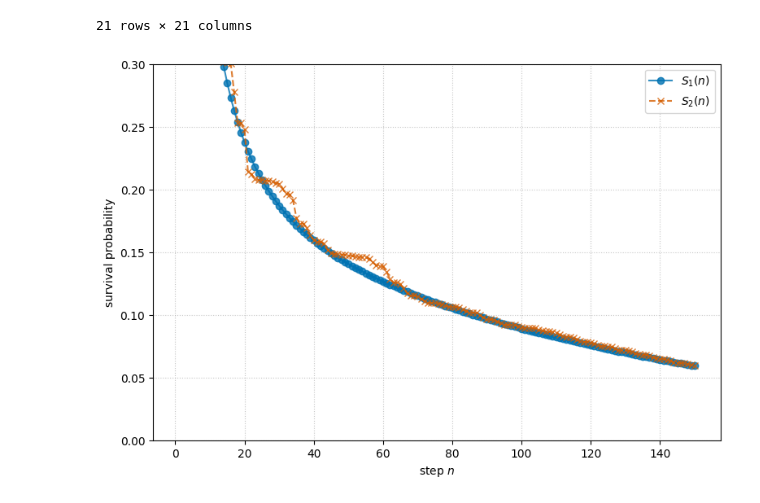
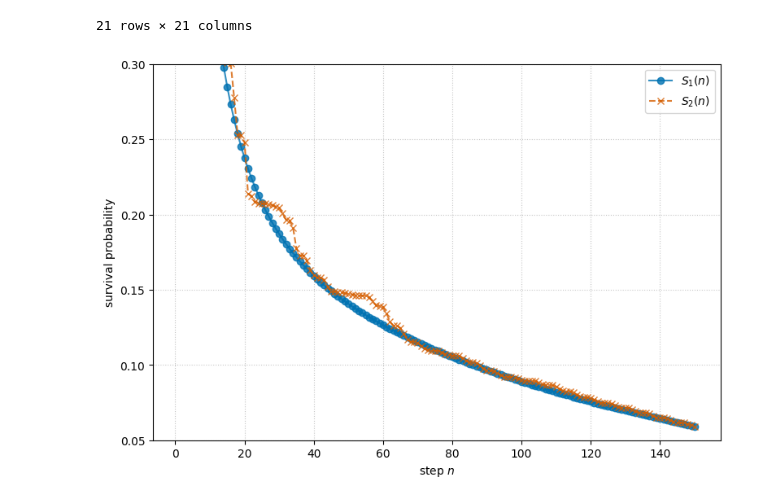
Before and after one commit to Carini108/thesis_PBC, a Jupyter notebook: Desktop/tesi_PBC/test_O_formula.ipynb, the cells around one changed output. Drawn from its saved outputs; the diff is of its cells as text; code cells hidden in the pictures.

```diff
--- a/Desktop/tesi_PBC/test_O_formula.ipynb
+++ b/Desktop/tesi_PBC/test_O_formula.ipynb
@@ -278,7 +278,7 @@ def biorthogonal_decomposition(matrix):
 
 import warnings
 
-def plot_survival_probabilities(O_matrix, num_steps = 50, psi_0 = None, tolerance=1e-8, ylimit=0.6):
+def plot_survival_probabilities(O_matrix, num_steps = 50, psi_0 = None, tolerance=1e-8, ymin=0.001, ymax=0.6, logscale=False):
 
     N = O_matrix.shape[0]
 
@@ -333,8 +333,9 @@ def plot_survival_probabilities(O_matrix, num_steps = 50, psi_0 = None, toleranc
     plt.plot(n_vals, S2_vals, label='$S_2(n)$', color='#D55E00', linestyle='--', marker='x', alpha=0.8)
     plt.xlabel('step $n$')
     plt.ylabel('survival probability')
-    plt.ylim(0,ylimit)
-    #plt.yscale('log')
+    plt.ylim(ymin,ymax)
+    if logscale:
+        plt.yscale('log')
     plt.legend()
     plt.grid(True, linestyle=':', alpha=0.7)
     plt.show()
@@ -420,6 +421,6 @@ L^dagger @ R (should be ~ Identity):
 21 rows × 21 columns
 # %%
 # 6) compare S_1 and S_2
-plot_survival_probabilities(O, num_steps = 150, ylimit=0.30)
+plot_survival_probabilities(O, num_steps = 150, ymin=0.05, ymax=0.30)
 # %% [output]
-[figure, old version]
+[figure, new version]
```
Also changed, not shown: parts of 1 cell of this notebook.
